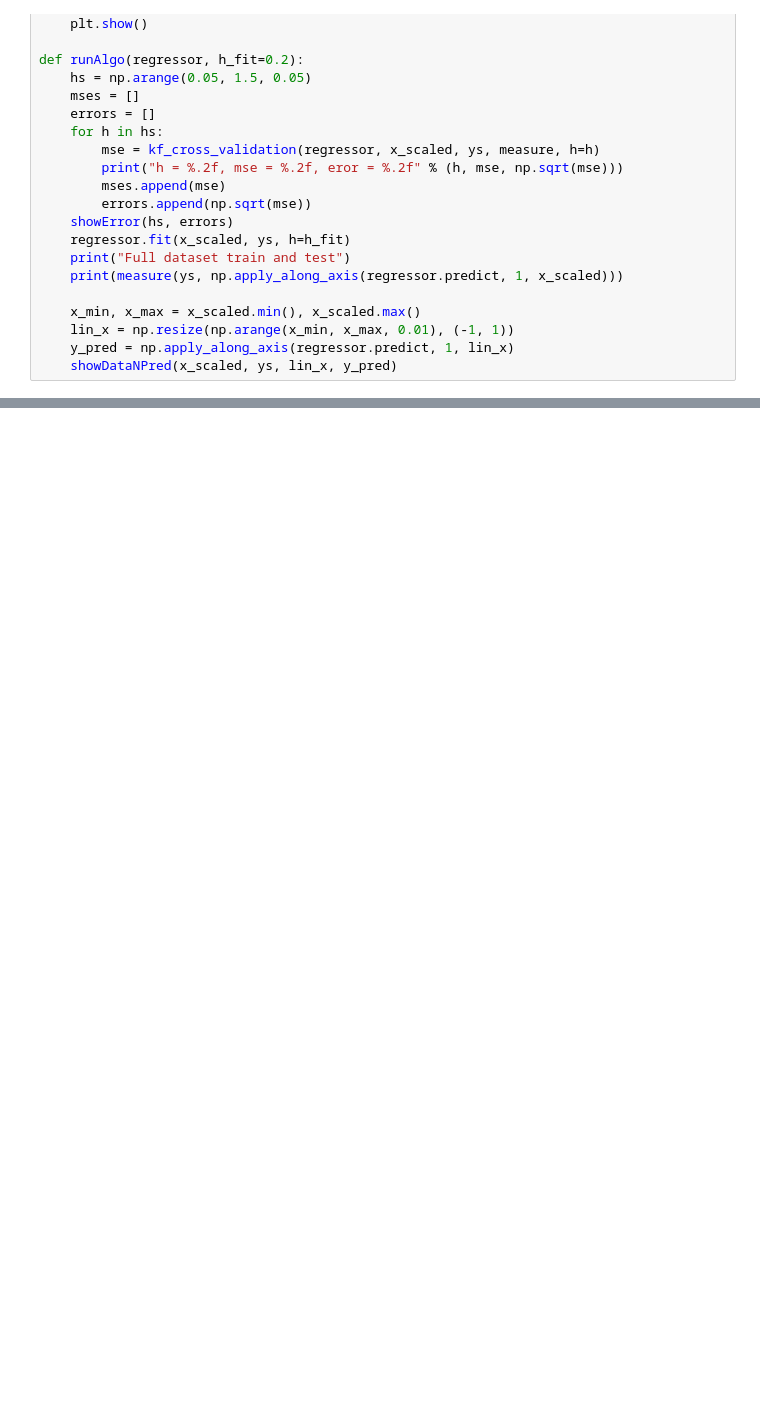
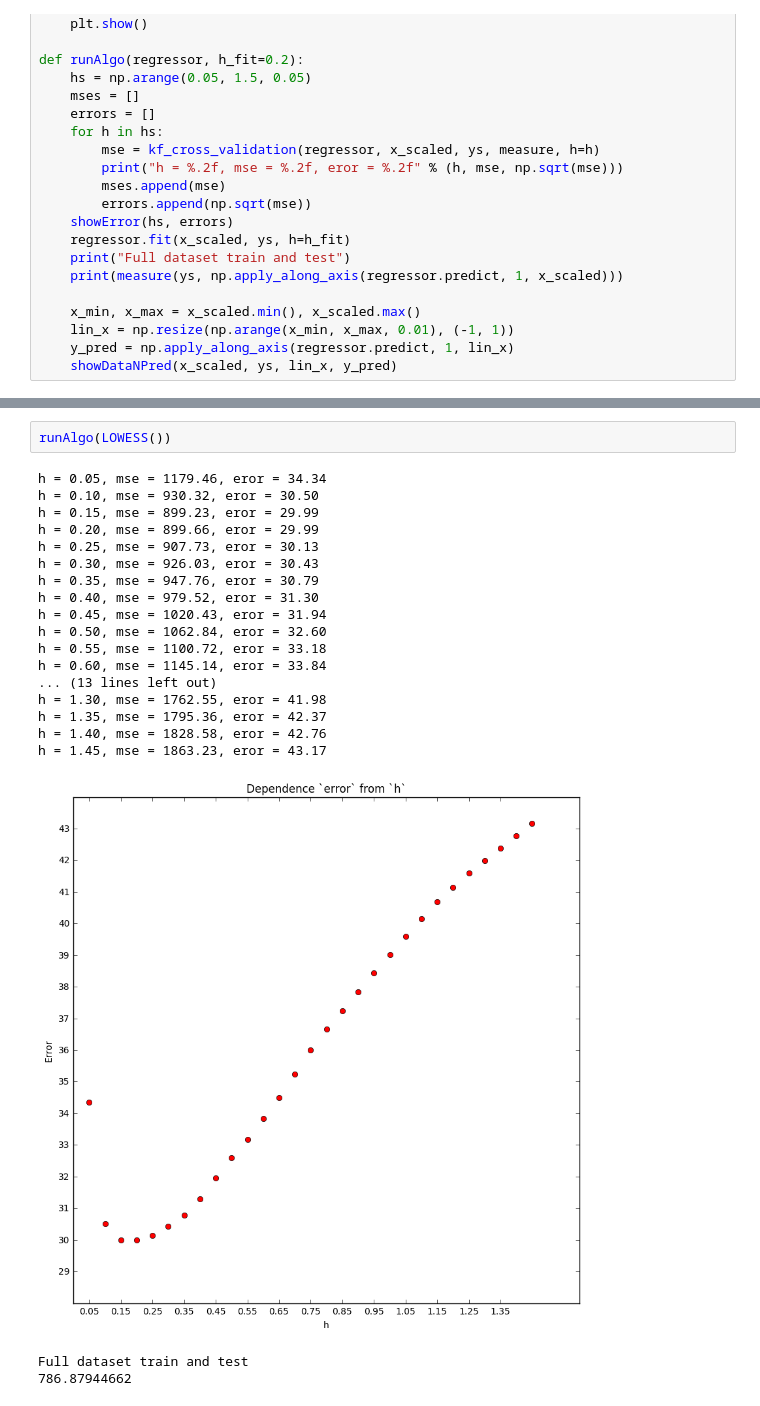
Before and after one commit to pva701/ITMO-ML, a Jupyter notebook: hw5/hw5.ipynb, the cells around one changed output, grey strips where cells are left out. Cells and saved outputs as stored; diff of their text form; blank space fills up the shorter version.

```diff
--- a/hw5/hw5.ipynb
+++ b/hw5/hw5.ipynb
@@ -249,0 +250,23 @@ Full dataset train and test
+# %%
+runAlgo(LOWESS())
+# %% [output]
+h = 0.05, mse = 1179.46, eror = 34.34
+h = 0.10, mse = 930.32, eror = 30.50
+h = 0.15, mse = 899.23, eror = 29.99
+h = 0.20, mse = 899.66, eror = 29.99
+h = 0.25, mse = 907.73, eror = 30.13
+h = 0.30, mse = 926.03, eror = 30.43
+h = 0.35, mse = 947.76, eror = 30.79
+h = 0.40, mse = 979.52, eror = 31.30
+h = 0.45, mse = 1020.43, eror = 31.94
+h = 0.50, mse = 1062.84, eror = 32.60
+h = 0.55, mse = 1100.72, eror = 33.18
+h = 0.60, mse = 1145.14, eror = 33.84
+... (13 lines left out)
+h = 1.30, mse = 1762.55, eror = 41.98
+h = 1.35, mse = 1795.36, eror = 42.37
+h = 1.40, mse = 1828.58, eror = 42.76
+h = 1.45, mse = 1863.23, eror = 43.17
+[figure, added]
+Full dataset train and test
+786.87944662
```
Also changed, not shown: parts of 3 cells of this notebook.
